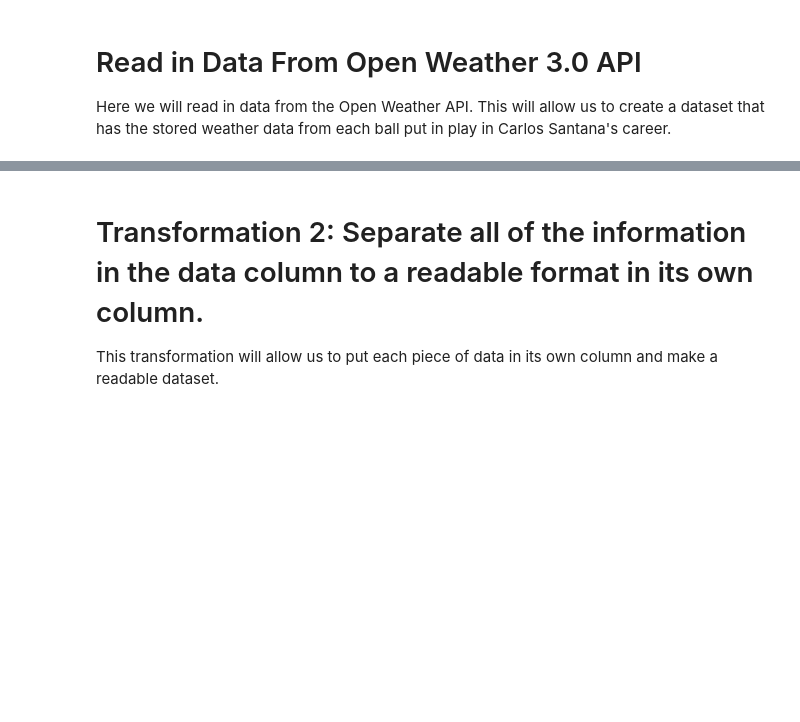
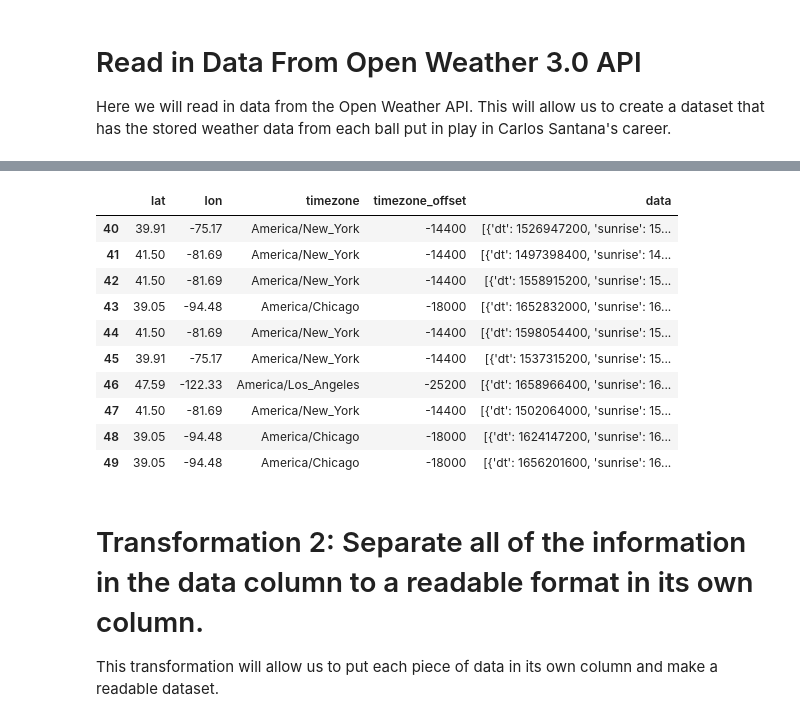
Before and after one commit to Matt-Heinen/DSC-540, a Jupyter notebook: Term Project/Heinen_DSC540_Milestone_4.ipynb, the cells around one changed output, grey strips where cells are left out. Cells and saved outputs as stored; diff of their text form; code cells hidden in the pictures; blank space fills up the shorter version.

```diff
--- a/Term Project/Heinen_DSC540_Milestone_4.ipynb
+++ b/Term Project/Heinen_DSC540_Milestone_4.ipynb
@@ -207,3 +207,17 @@ carlos_weather.head(10)
+# %%
+carlos_weather.tail(10)
+# %% [output]
+|  | lat | lon | timezone | timezone_offset | data |
+| 40 | 39.91 | -75.17 | America/New_York | -14400 | [{'dt': 1526947200, 'sunrise': 15... |
+| 41 | 41.50 | -81.69 | America/New_York | -14400 | [{'dt': 1497398400, 'sunrise': 14... |
+| 42 | 41.50 | -81.69 | America/New_York | -14400 | [{'dt': 1558915200, 'sunrise': 15... |
+| 43 | 39.05 | -94.48 | America/Chicago | -18000 | [{'dt': 1652832000, 'sunrise': 16... |
+| 44 | 41.50 | -81.69 | America/New_York | -14400 | [{'dt': 1598054400, 'sunrise': 15... |
+| 45 | 39.91 | -75.17 | America/New_York | -14400 | [{'dt': 1537315200, 'sunrise': 15... |
+| 46 | 47.59 | -122.33 | America/Los_Angeles | -25200 | [{'dt': 1658966400, 'sunrise': 16... |
+| 47 | 41.50 | -81.69 | America/New_York | -14400 | [{'dt': 1502064000, 'sunrise': 15... |
+| 48 | 39.05 | -94.48 | America/Chicago | -18000 | [{'dt': 1624147200, 'sunrise': 16... |
+| 49 | 39.05 | -94.48 | America/Chicago | -18000 | [{'dt': 1656201600, 'sunrise': 16... |
 # %% [markdown]
 # Transformation 2: Separate all of the information in the data column to a readable format in its own column.
 
```
Also changed, not shown: parts of 30 cells of this notebook.
